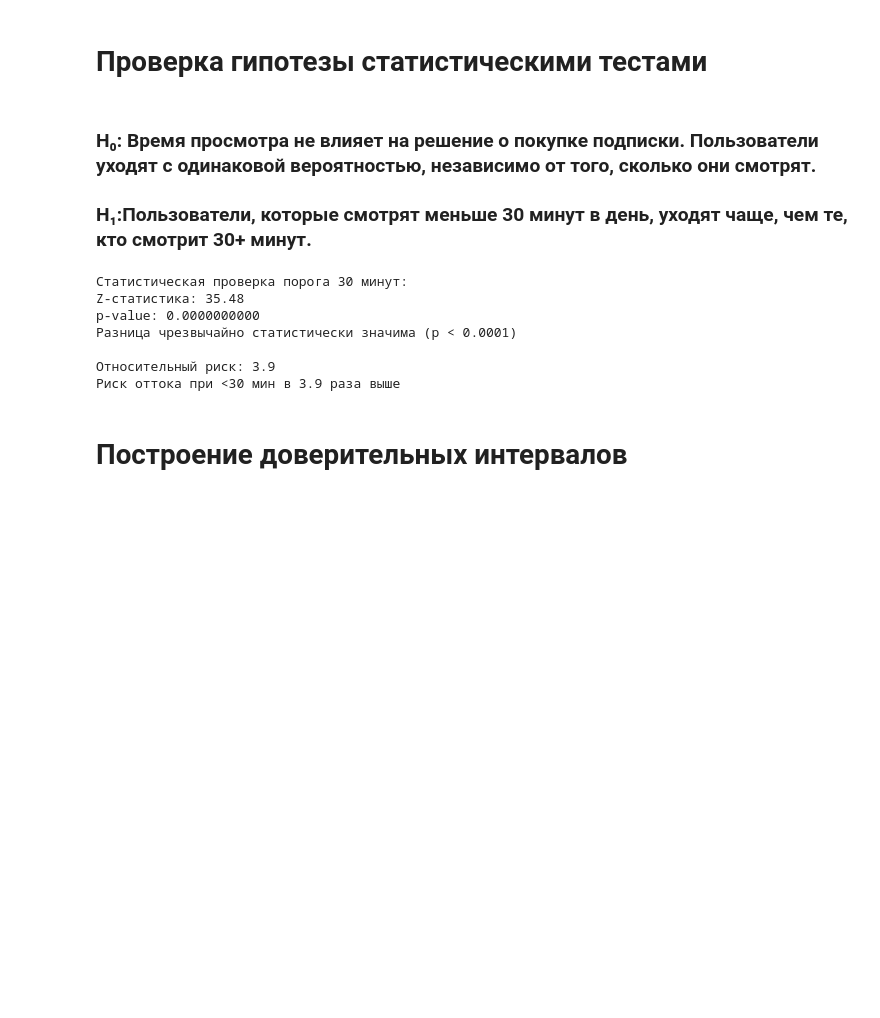
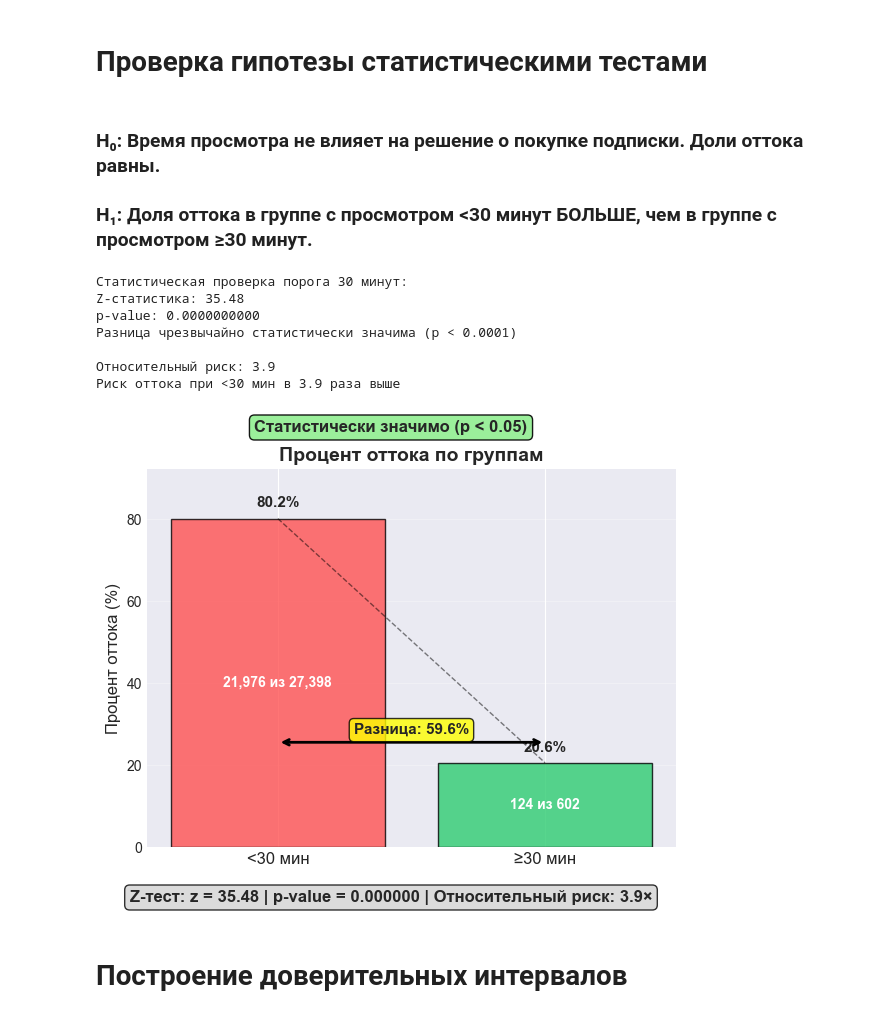
Before and after one commit to antosden/video-platform-churn-analysis, a Jupyter notebook: Команда_12_Чек-пойнт_1.ipynb, the cells around one changed output. Drawn from its saved outputs; the diff is of its cells as text; code cells hidden in the pictures; blank space fills up the shorter version.

```diff
--- a/Команда_12_Чек-пойнт_1.ipynb
+++ b/Команда_12_Чек-пойнт_1.ipynb
@@ -469,8 +823,8 @@ plt.show()
 # %% [markdown]
 # Проверка гипотезы статистическими тестами
 # %% [markdown]
-### H₀: Время просмотра не влияет на решение о покупке подписки. Пользователи уходят с одинаковой вероятностью, независимо от того, сколько они смотрят.
-### H₁:Пользователи, которые смотрят меньше 30 минут в день, уходят чаще, чем те, кто смотрит 30+ минут.
+### H₀: Время просмотра не влияет на решение о покупке подписки. Доли оттока равны.
+### H₁: Доля оттока в группе с просмотром <30 минут БОЛЬШЕ, чем в группе с просмотром ≥30 минут.
 # %%
 from statsmodels.stats.proportion import proportions_ztest
 
@@ -501,6 +855,73 @@ p-value: 0.0000000000
 
 Относительный риск: 3.9
 Риск оттока при <30 мин в 3.9 раза выше
+# %%
+# Рассчитываем проценты
+p1 = counts[0] / nobs[0]  # доля оттока в группе <30 мин
+p2 = counts[1] / nobs[1]  # доля оттока в группе ≥30 мин
+
+
+fig, ax2 = plt.subplots(1, 1, figsize=(6, 5))
+
+x_pos = [0, 1]
+group_names = ['<30 мин', '≥30 мин']
+colors_samples = ['#FF6B6B', '#4ECDC4']
+# Проценты оттока
+percentages = [p1 * 100, p2 * 100]  # в процентах
+colors_churn = ['#FF5252', '#2ECC71']
+
+bars2 = ax2.bar(x_pos, percentages, color=colors_churn, alpha=0.8, edgecolor='black')
+
+ax2.set_title('Процент оттока по группам', fontsize=14, fontweight='bold')
+ax2.set_ylabel('Процент оттока (%)', fontsize=12)
+ax2.set_xticks(x_pos)
+ax2.set_xticklabels(group_names, fontsize=12)
+ax2.set_ylim(0, max(percentages) * 1.15)
+ax2.grid(axis='y', alpha=0.3)
+
+# Подписи над столбиками
+for i, bar in enumerate(bars2):
+    height = bar.get_height()
+    ax2.text(bar.get_x() + bar.get_width()/2., height + 2,
+            f'{height:.1f}%', ha='center', va='bottom', fontsize=11, fontweight='bold')
+
+    # Абсолютные числа в оттоке
+    ax2.text(bar.get_x() + bar.get_width()/2., height/2,
+            f'{counts[i]:,} из {nobs[i]:,}', ha='center', va='center',
+            fontsize=10, color='white', fontweight='bold')
+
+# Линия сравнения и стрелка
+diff = p1 - p2
+ax2.plot([0, 1], [percentages[0], percentages[1]], 'k--', alpha=0.5, linewidth=1)
+ax2.annotate('', xy=(1, percentages[1] + 5), xytext=(0, percentages[1] + 5),
+            arrowprops=dict(arrowstyle='<->', color='black', lw=2))
+ax2.text(0.5, percentages[1] + 7, f'Разница: {diff*100:.1f}%',
+         ha='center', fontsize=11, fontweight='bold',
+         bbox=dict(boxstyle='round', facecolor='yellow', alpha=0.8))
+
+# p-value и статистика на графике
+plt.figtext(0.5, 0.01,
+           f'Z-тест: z = {z_stat:.2f} | p-value = {p_value:.6f} | '
+           f'Относительный риск: {p1/p2:.1f}×',
+           ha='center', fontsize=12, fontweight='bold',
+           bbox=dict(boxstyle='round', facecolor='lightgray', alpha=0.8))
+
+# Цветовая индикация значимости
+if p_value < 0.05:
+    significance_box = dict(boxstyle='round', facecolor='lightgreen', alpha=0.9)
+    significance_text = 'Статистически значимо (p < 0.05)'
+else:
+    significance_box = dict(boxstyle='round', facecolor='lightcoral', alpha=0.9)
+    significance_text = 'Не значимо (p ≥ 0.05)'
+
+plt.figtext(0.5, 0.95, significance_text,
+           ha='center', fontsize=12, fontweight='bold',
+           bbox=significance_box)
+
+plt.tight_layout(rect=[0, 0.05, 1, 0.95])
+plt.show()
+# %% [output]
+[figure, added]
 # %% [markdown]
 # Построение доверительных интервалов
 # %%
```
Also changed, not shown: parts of 70 cells of this notebook.
